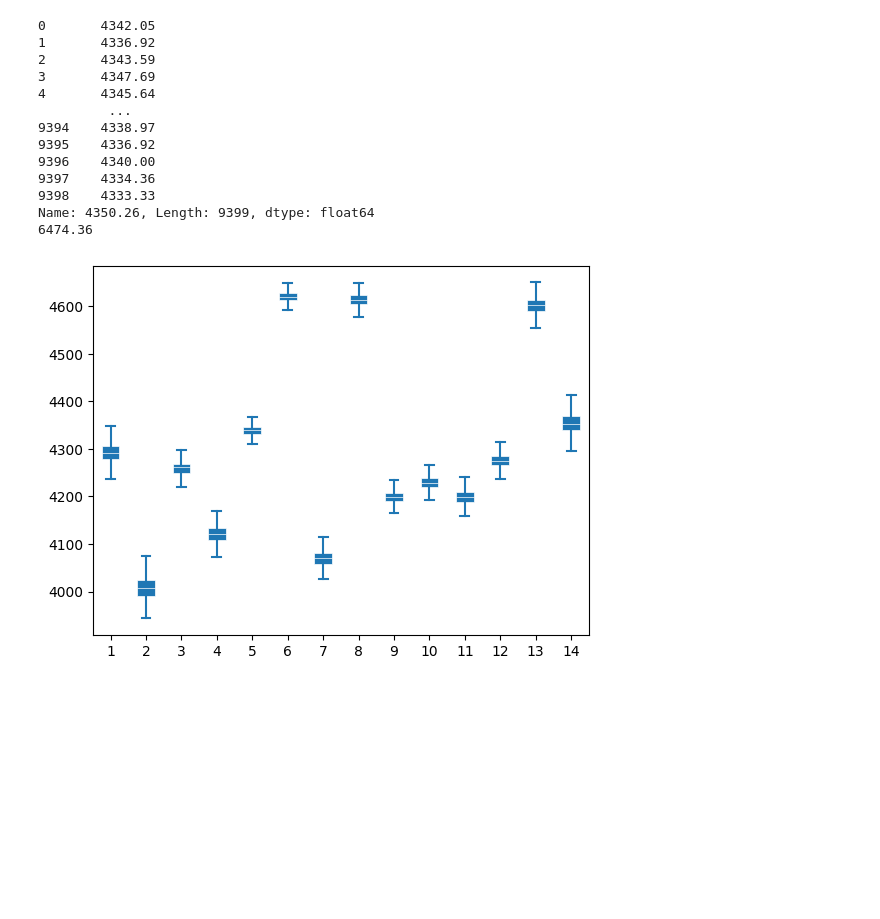
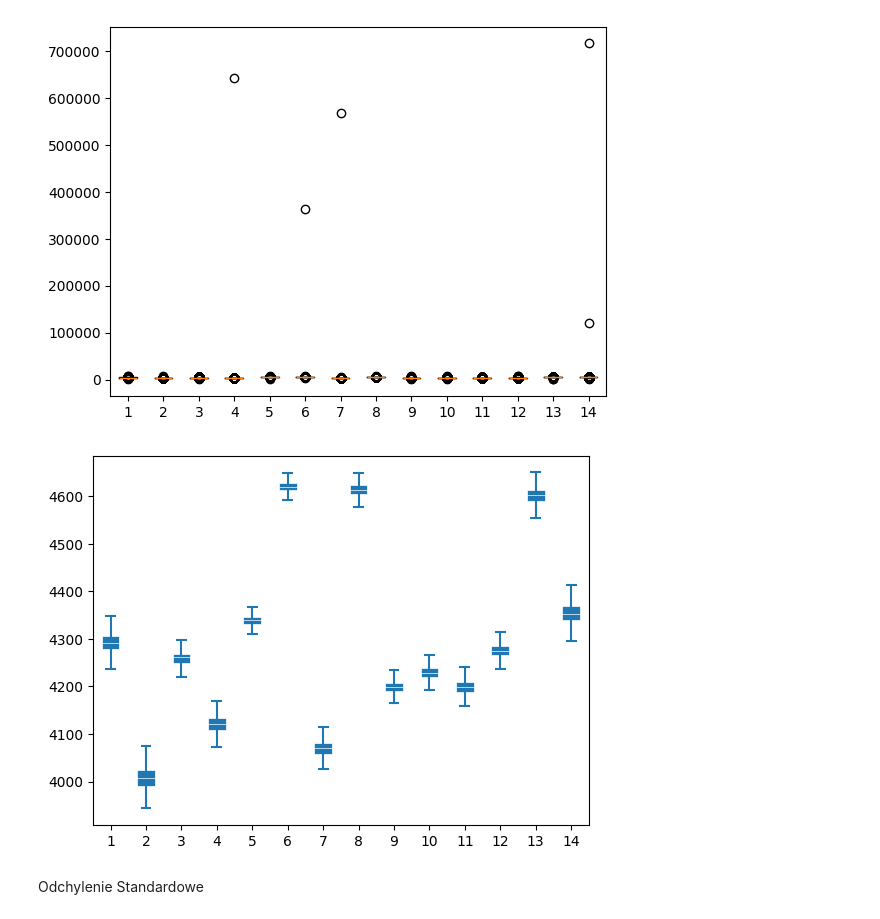
Before and after one commit to jakulej/MTSwM_Project, a Jupyter notebook: DataAnalyze.ipynb, the cells around one changed output. Cells and saved outputs as stored; diff of their text form; code cells hidden in the pictures; blank space fills up the shorter version.

```diff
--- a/DataAnalyze.ipynb
+++ b/DataAnalyze.ipynb
@@ -1,10 +1,15 @@
+# %%
+import matplotlib.pyplot as plt
+import numpy as np
+import pandas as pd
+
+columnName = [1,2,3,4,5,6,7,8,9,10,11,12,13,14,15]
+arr = pd.read_csv('eeg.csv', names=columnName)
+# %%
+plot = plt.boxplot(arr.iloc[:,0:14])
+# %% [output]
+[figure, added]
 # %%
-import matplotlib.pyplot as plt
-import numpy as np
-import pandas as pd
-
-arr = pd.read_csv('eeg.csv')
-
 plot = plt.boxplot(arr.iloc[:,0:14], patch_artist=True,
                 showmeans=False, showfliers=False,
                 medianprops={"color": "white", "linewidth": 0.5},
@@ -13,17 +18,6 @@ plot = plt.boxplot(arr.iloc[:,0:14], patch_artist=True,
                 whiskerprops={"color": "C0", "linewidth": 1.5},
                 capprops={"color": "C0", "linewidth": 1.5})
 # %% [output]
-0       4342.05
-1       4336.92
-2       4343.59
-3       4347.69
-4       4345.64
-         ...
-9394    4338.97
-9395    4336.92
-9396    4340.00
-9397    4334.36
-9398    4333.33
-Name: 4350.26, Length: 9399, dtype: float64
-6474.36
 [figure]
+# %% [markdown]
+Odchylenie Standardowe
```
Also changed, not shown: parts of 2 cells of this notebook.
